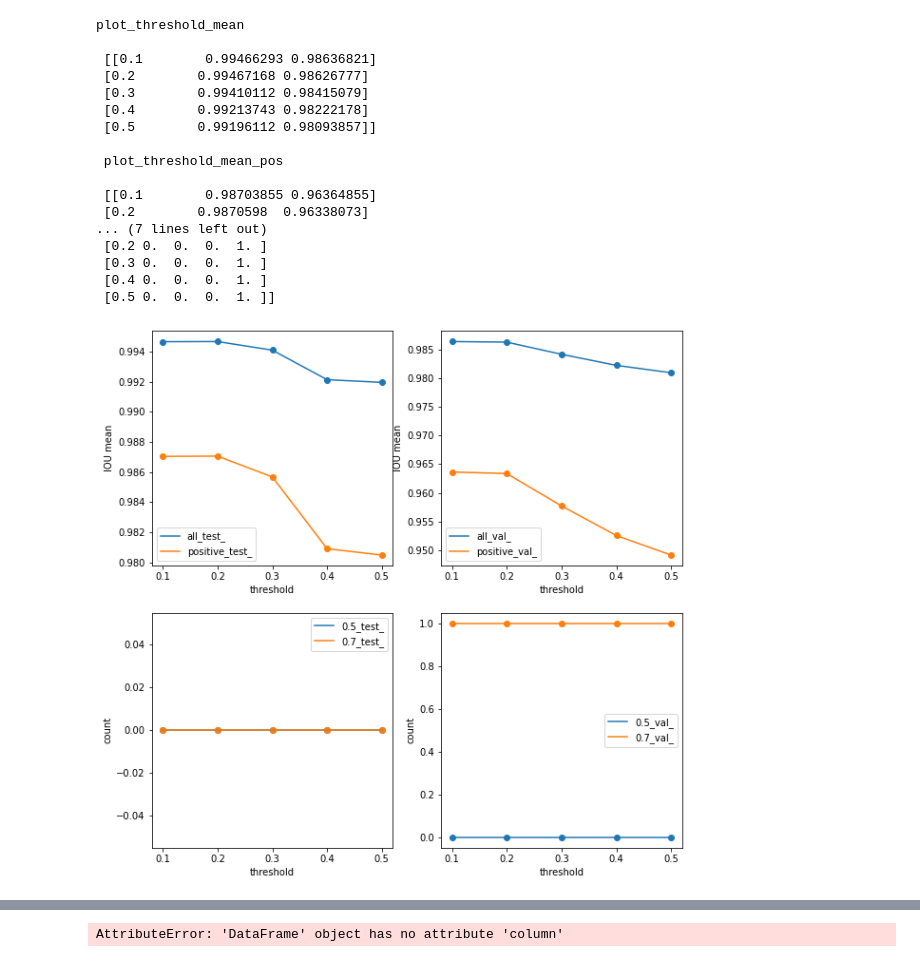
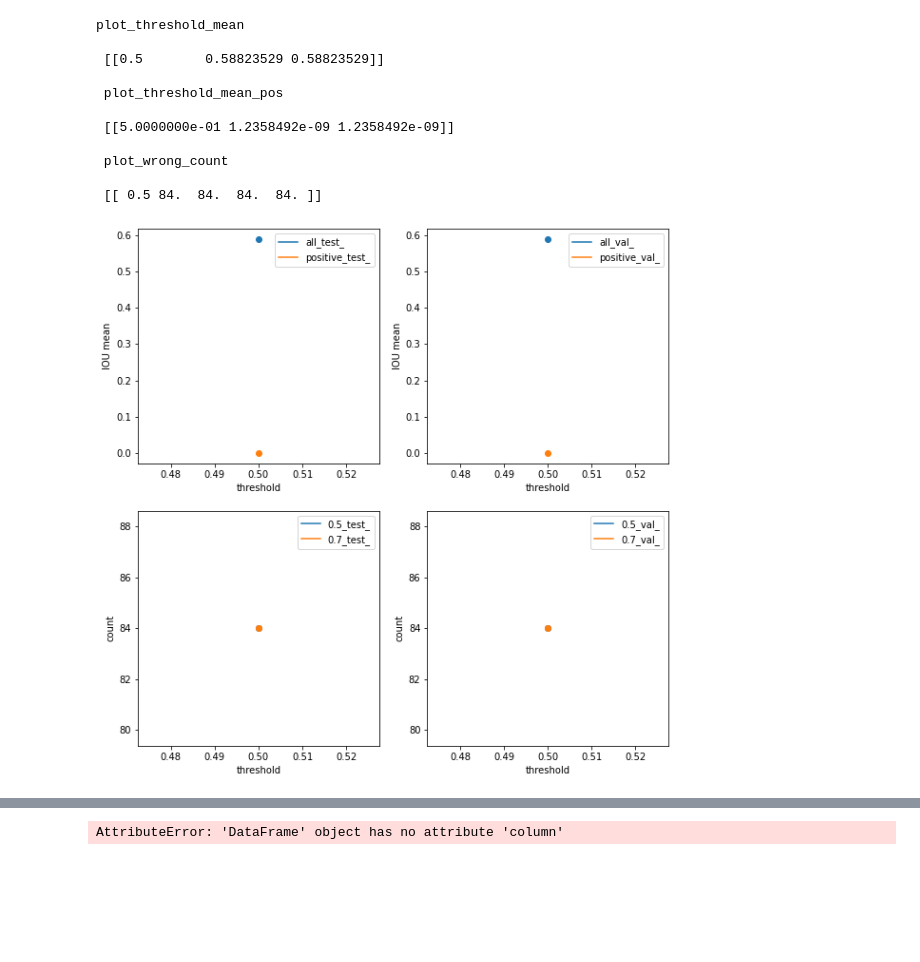
Before and after one commit to vaishnavJa/Multi_Label_optical_Segmentation, a Jupyter notebook: result_analysis.ipynb, the cells around one changed output, grey strips where cells are left out. Saved outputs shown, nothing was run; the diff lists cells and outputs as text; code cells hidden in the pictures; blank space fills up the shorter version.

Commit message:
working version of WEGLOSS

```diff
--- a/result_analysis.ipynb
+++ b/result_analysis.ipynb
@@ -41,7 +41,7 @@ for file in paths:
 
 test_vals_list = ['c']
 # %%
-runname = 'FS280_BEST'
+runname = 'FS280_NO_WEGLOSS'
 testname = ''
 # %%
 with open(f'./labels/l_to_i.pyb', "rb") as fp:   #Pickling
@@ -189,9 +189,12 @@ plot_threshold_mean
+# %%
+runname = 'FS280_BEST_3'
+testname = ''
 # %%
 fig,(ax1,ax2) = plt.subplots(2,2,figsize=(10,10))
 
 
 
-thresholds = [0.1,0.2,0.3,0.4,0.5]
+thresholds = [0.5]
 test_value = ''
 
 plot_threshold_mean = []
@@ -203,15 +206,15 @@ i=0
 for thresh in thresholds:
 
 
-    test_resultcsv_path = os.path.join(result_parent_path,runname,f'TEST_results{thresh*10}.csv').replace("\\",'/')
-    val_resultcsv_path = os.path.join(result_parent_path,runname,f'VAL_results{thresh*10}.csv').replace("\\",'/')
+    test_resultcsv_path = os.path.join(result_parent_path,runname,f'_results{thresh*10}.csv').replace("\\",'/')
+    val_resultcsv_path = os.path.join(result_parent_path,runname,f'_results{thresh*10}.csv').replace("\\",'/')
 
 
     test_df_result = pd.read_csv(test_resultcsv_path)
     val_df_result = pd.read_csv(val_resultcsv_path)
 
-    test_df_result.columns = ['prediction','fscore', 'ground_truth', 'IOU', 'img_name']
-    val_df_result.columns = ['prediction','fscore', 'ground_truth', 'IOU', 'img_name']
+#     test_df_result.columns = ['prediction','IOu', 'ground_truth', 'fscore', 'img_name']
+#     val_df_result.columns = ['prediction','fscore', 'ground_truth', 'IOU', 'img_name']
 
     test_wrong_df = test_df_result[(test_df_result['IOU'] < 0.5)].sort_values('IOU')
     val_wrong_df = val_df_result[(val_df_result['IOU'] < 0.5)].sort_values('IOU')
@@ -288,46 +291,40 @@ ax1[1].scatter(plot_threshold_mean_pos[:,0], plot_threshold_mean_pos[:,2])
 for c in [0,1]:
     ax1[c].legend()
     ax1[c].set_xlabel('threshold')
     ax1[c].set_ylabel('IOU mean')
 #     ax1[c].set_ylim(0,1)
 #     ax1.legend(loc=4)
 
 #     plt.subplot(2,1)
 ax2[0].plot(plot_wrong_count[:,0], plot_wrong_count[:,1],label='0.5_test_'+test_value)
 ax2[0].scatter(plot_wrong_count[:,0], plot_wrong_count[:,1])
 ax2[0].plot(plot_wrong_count[:,0], plot_wrong_count[:,2],label='0.7_test_'+test_value)
 ax2[0].scatter(plot_wrong_count[:,0], plot_wrong_count[:,2])
 
 ax2[1].plot(plot_wrong_count[:,0], plot_wrong_count[:,3],label='0.5_val_'+test_value)
 ax2[1].scatter(plot_wrong_count[:,0], plot_wrong_count[:,3])
 ax2[1].plot(plot_wrong_count[:,0], plot_wrong_count[:,4],label='0.7_val_'+test_value)
 ax2[1].scatter(plot_wrong_count[:,0], plot_wrong_count[:,4])
 
 for c in [0,1]:
     ax2[c].legend()
     ax2[c].set_xlabel('threshold')
     ax2[c].set_ylabel('count')
 #     ax2[c].set_ylim(0,204)
 plt.savefig('result.jpg')
 # %% [output]
 plot_threshold_mean
 
- [[0.1        0.99466293 0.98636821]
- [0.2        0.99467168 0.98626777]
- [0.3        0.99410112 0.98415079]
- [0.4        0.99213743 0.98222178]
- [0.5        0.99196112 0.98093857]]
+ [[0.5        0.58823529 0.58823529]]
 
  plot_threshold_mean_pos
 
- [[0.1        0.98703855 0.96364855]
- [0.2        0.9870598  0.96338073]
-... (7 lines left out)
- [0.2 0.  0.  0.  1. ]
- [0.3 0.  0.  0.  1. ]
- [0.4 0.  0.  0.  1. ]
- [0.5 0.  0.  0.  1. ]]
+ [[5.0000000e-01 1.2358492e-09 1.2358492e-09]]
+
+ plot_wrong_count
+
+ [[ 0.5 84.  84.  84.  84. ]]
-[figure, old version]
+[figure, new version]
 # %%
 test_df_result
 # %% [output]
```
Also changed, not shown: parts of 2 cells of this notebook, 6 other files.
